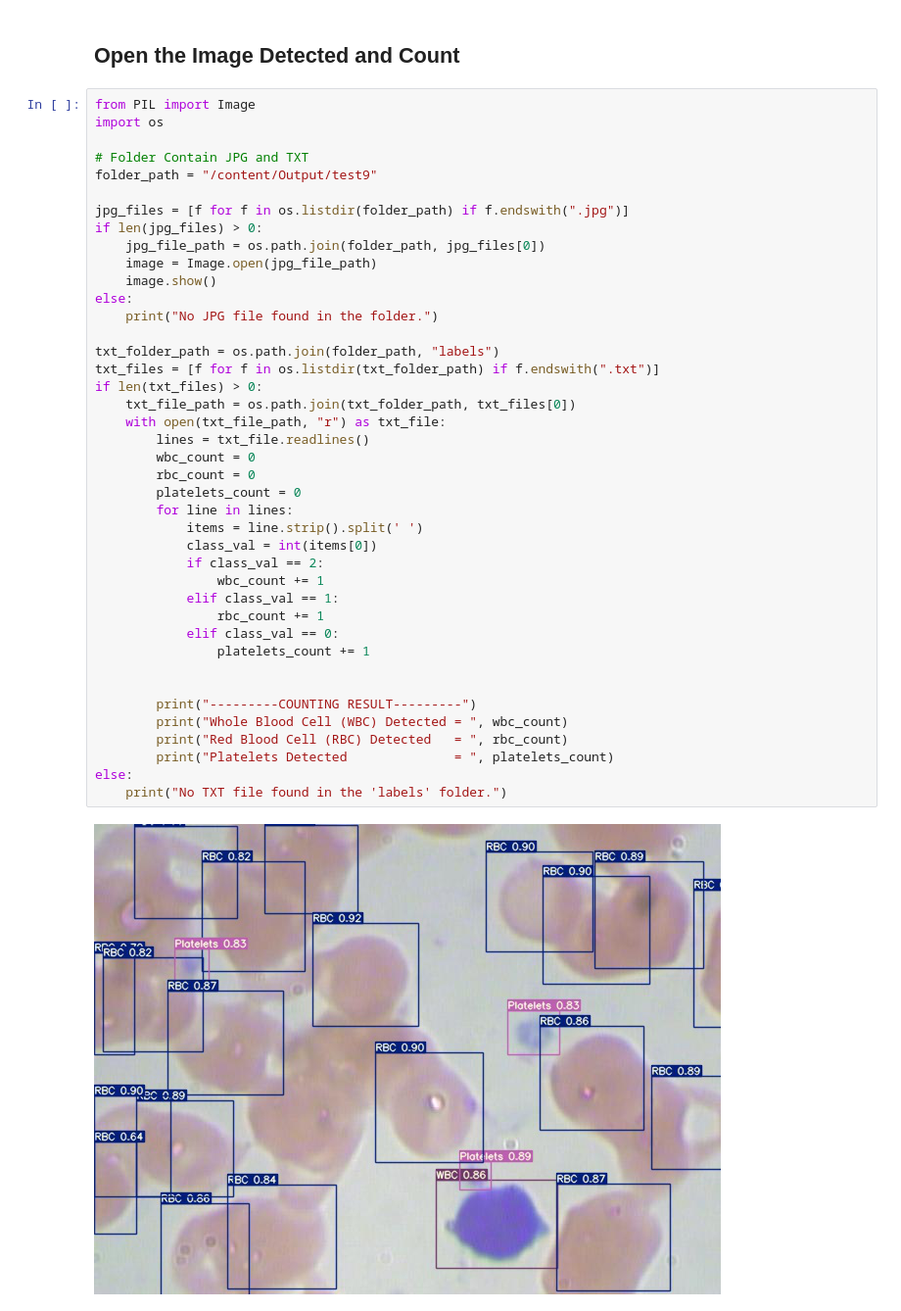
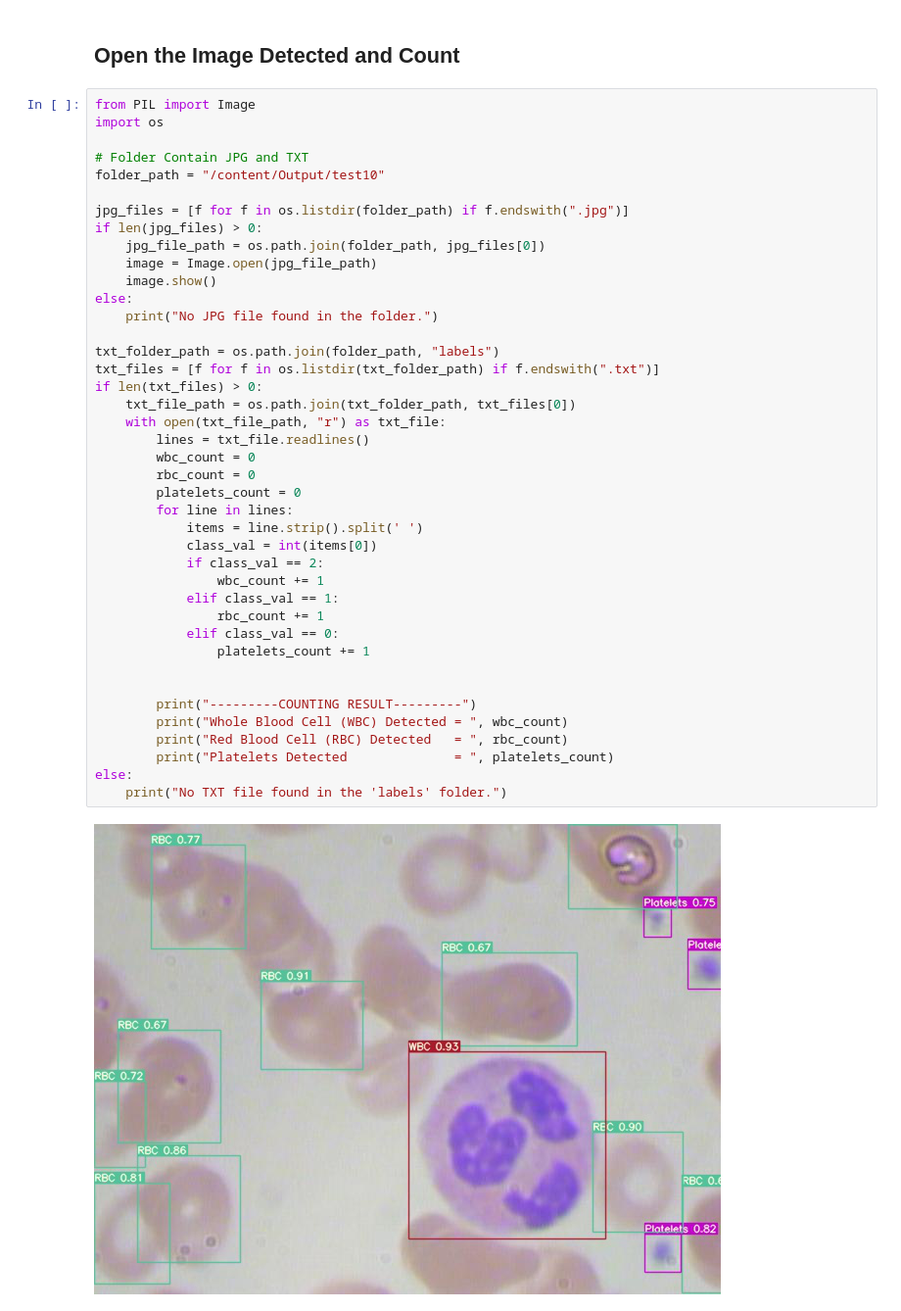
Before and after one commit to mmasdar/Blood-Cell-Counter-YoLo-v7, a Jupyter notebook: Test_Blood_cell_detection.ipynb, the cells around one changed output. Shown: that part at 98% size. Saved outputs shown, nothing was run; the diff lists cells and outputs as text.

```diff
--- a/Test_Blood_cell_detection.ipynb
+++ b/Test_Blood_cell_detection.ipynb
@@ -101,7 +101,7 @@ from PIL import Image
 import os
 
 # Folder Contain JPG and TXT
-folder_path = "/content/Output/test9"
+folder_path = "/content/Output/test10"
 
 jpg_files = [f for f in os.listdir(folder_path) if f.endswith(".jpg")]
 if len(jpg_files) > 0:
@@ -111,33 +111,33 @@ if len(jpg_files) > 0:
 else:
     print("No JPG file found in the folder.")
 
 txt_folder_path = os.path.join(folder_path, "labels")
 txt_files = [f for f in os.listdir(txt_folder_path) if f.endswith(".txt")]
 if len(txt_files) > 0:
     txt_file_path = os.path.join(txt_folder_path, txt_files[0])
     with open(txt_file_path, "r") as txt_file:
         lines = txt_file.readlines()
         wbc_count = 0
         rbc_count = 0
         platelets_count = 0
         for line in lines:
             items = line.strip().split(' ')
             class_val = int(items[0])
             if class_val == 2:
                 wbc_count += 1
             elif class_val == 1:
                 rbc_count += 1
             elif class_val == 0:
                 platelets_count += 1
 
 
         print("---------COUNTING RESULT---------")
         print("Whole Blood Cell (WBC) Detected = ", wbc_count)
         print("Red Blood Cell (RBC) Detected   = ", rbc_count)
         print("Platelets Detected              = ", platelets_count)
 else:
     print("No TXT file found in the 'labels' folder.")
 # %% [output]
-[figure, old version]
+[figure, new version]
 ---------COUNTING RESULT---------
 Whole Blood Cell (WBC) Detected =  1
```
Also changed, not shown: parts of 2 cells of this notebook.
